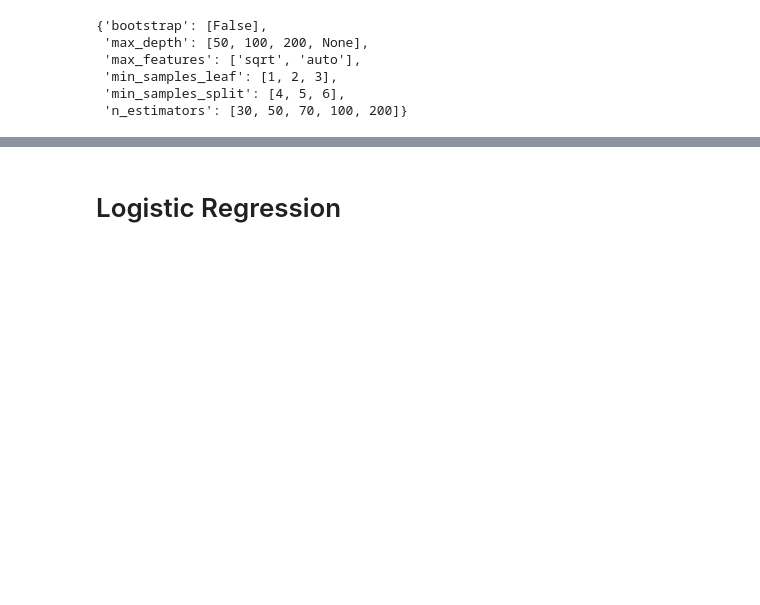
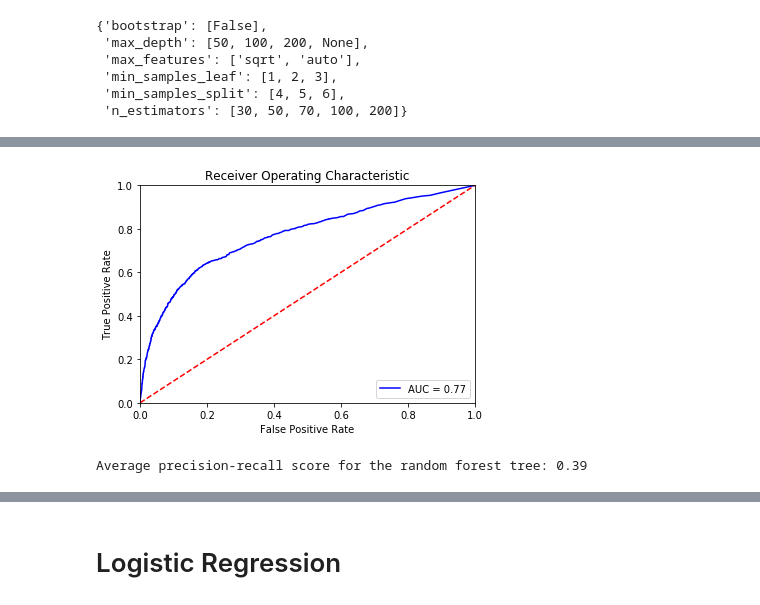
Before and after one commit to swang141/springboard_datascience, a Jupyter notebook: Bank_Marketing_Direct_Call_Marketing_Analysis.ipynb, the cells around one changed output, grey strips where cells are left out. Saved outputs shown, nothing was run; the diff lists cells and outputs as text; code cells hidden in the pictures; blank space fills up the shorter version.

```diff
--- a/Bank_Marketing_Direct_Call_Marketing_Analysis.ipynb
+++ b/Bank_Marketing_Direct_Call_Marketing_Analysis.ipynb
@@ -889,0 +875,20 @@ By comparing the result of random search and grid search, grid search improves0.
+# %%
+
+plt.title('Receiver Operating Characteristic')
+plt.plot(fpr1, tpr1, 'b', label = 'AUC = %0.2f' % roc_auc1)
+plt.legend(loc = 'lower right')
+plt.plot([0, 1], [0, 1],'r--')
+plt.xlim([0, 1])
+plt.ylim([0, 1])
+plt.ylabel('True Positive Rate')
+plt.xlabel('False Positive Rate')
+plt.show()
+# %% [output]
+[figure, added]
+# %%
+average_precision_rf = average_precision_score(y_test, best_rf_probs)
+
+print('Average precision-recall score for the random forest tree: {0:0.2f}'.format(
+      average_precision_rf))
+# %% [output]
+Average precision-recall score for the random forest tree: 0.39
```
Also changed, not shown: parts of 55 cells of this notebook, 1 other file.
